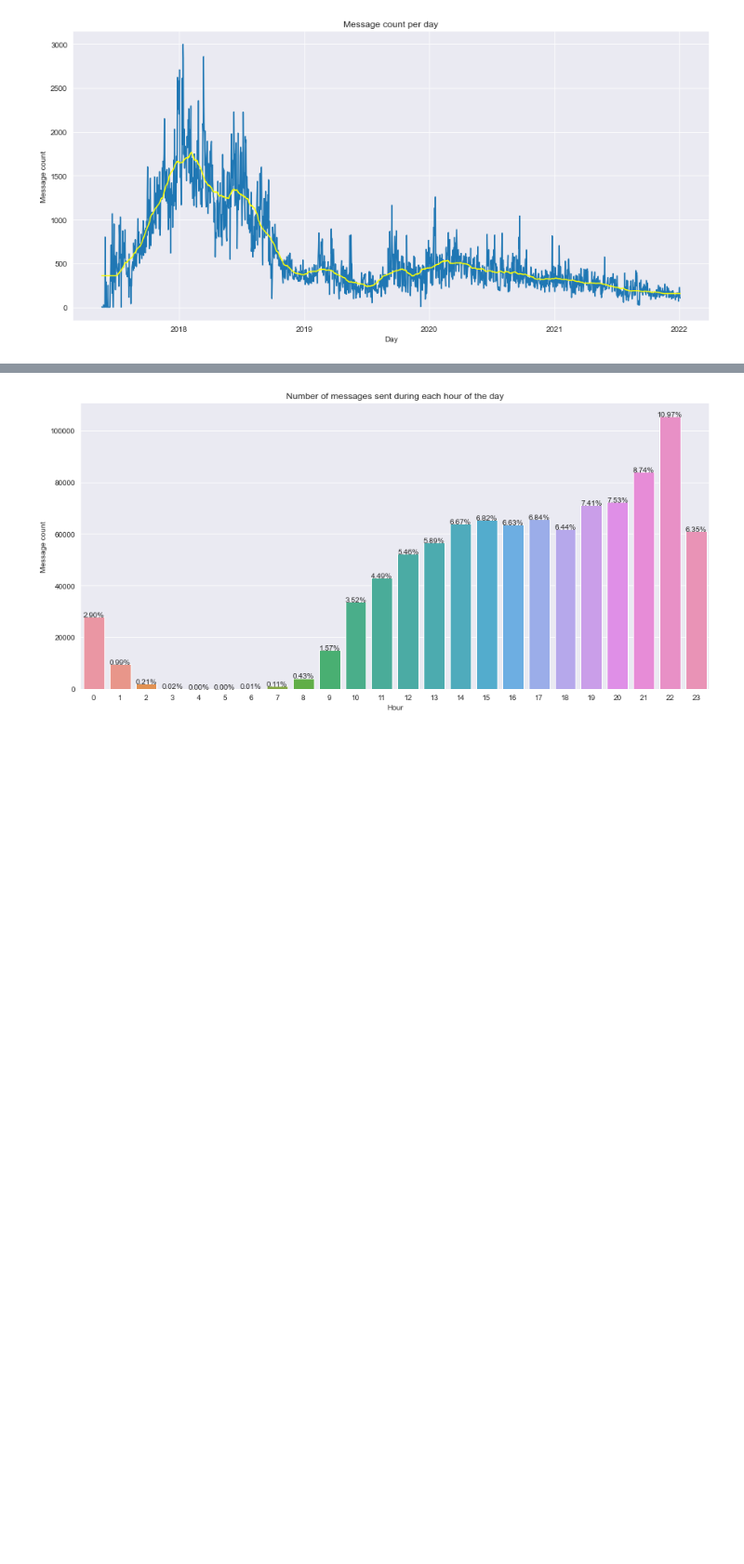
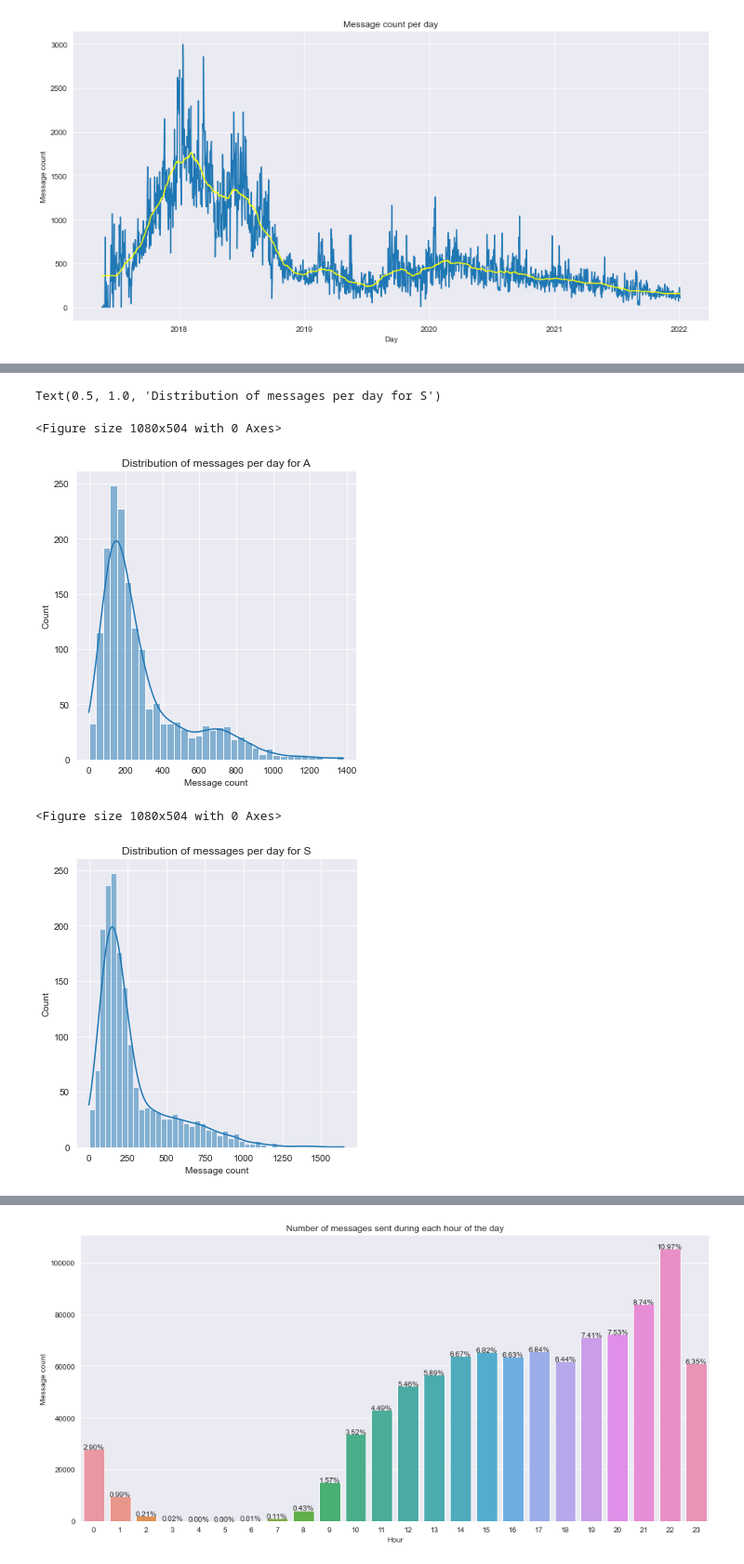
Before and after one commit to ksimicevic/discord-message-analyzer, a Jupyter notebook: discord-analyzer.ipynb, the cells around one changed output, grey strips where cells are left out. Shown at 93% size. Saved outputs shown, nothing was run; the diff lists cells and outputs as text; code cells hidden in the pictures; blank space fills up the shorter version.

```diff
--- a/discord-analyzer.ipynb
+++ b/discord-analyzer.ipynb
@@ -132,0 +159,17 @@ Analysing the number of messages sent each hour during the day.
+# %%
+msgs_per_day_a1 = get_messages_per_day(df[df['Author'] == author_1])
+msgs_per_day_a2 = get_messages_per_day(df[df['Author'] == author_2])
+
+plt.figure(figsize=(15,7))
+sns.displot(data=msgs_per_day_a1, x='Message count', kde=True)
+plt.title(f"Distribution of messages per day for {author_1}")
+
+plt.figure(figsize=(15,7))
+sns.displot(data=msgs_per_day_a2, x='Message count', kde=True)
+plt.title(f"Distribution of messages per day for {author_2}")
+# %% [output]
+Text(0.5, 1.0, 'Distribution of messages per day for S')
+<Figure size 1080x504 with 0 Axes>
+[figure, added]
+<Figure size 1080x504 with 0 Axes>
+[figure, added]
```
Also changed, not shown: parts of 32 cells of this notebook.
